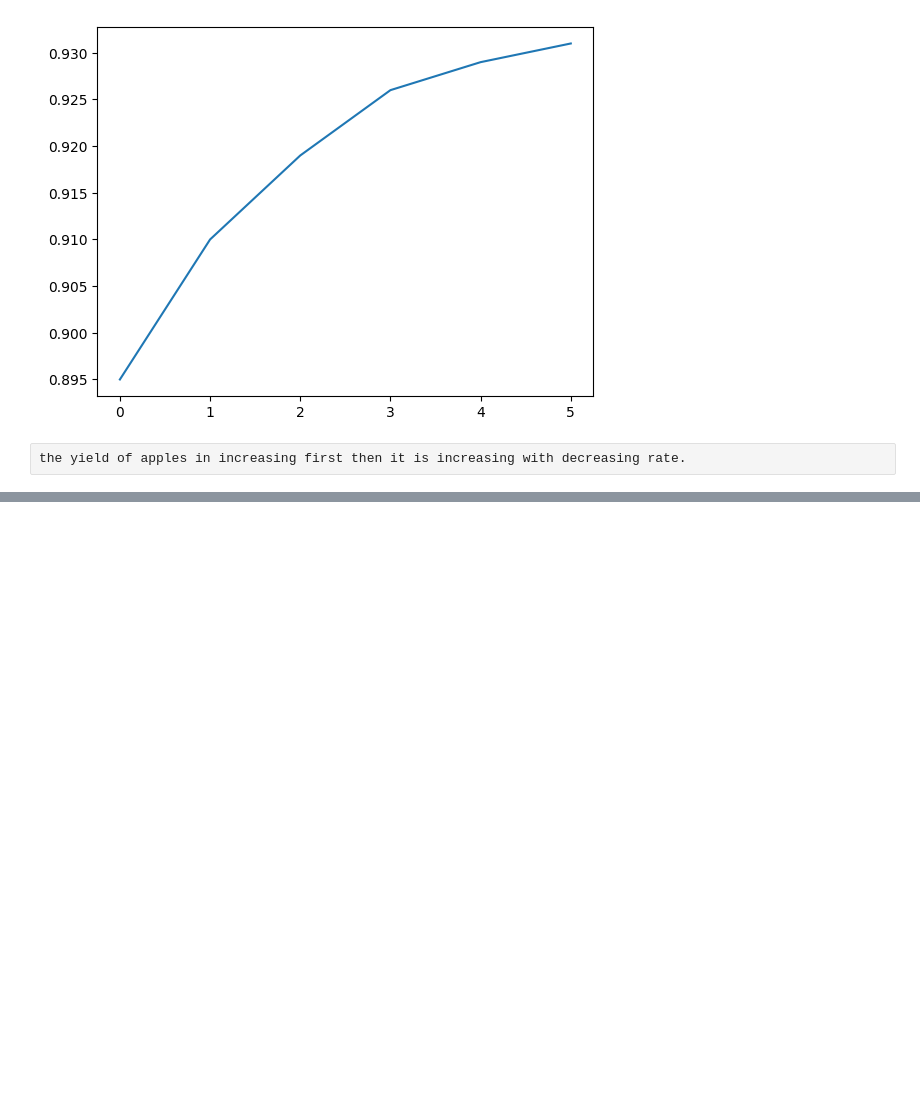
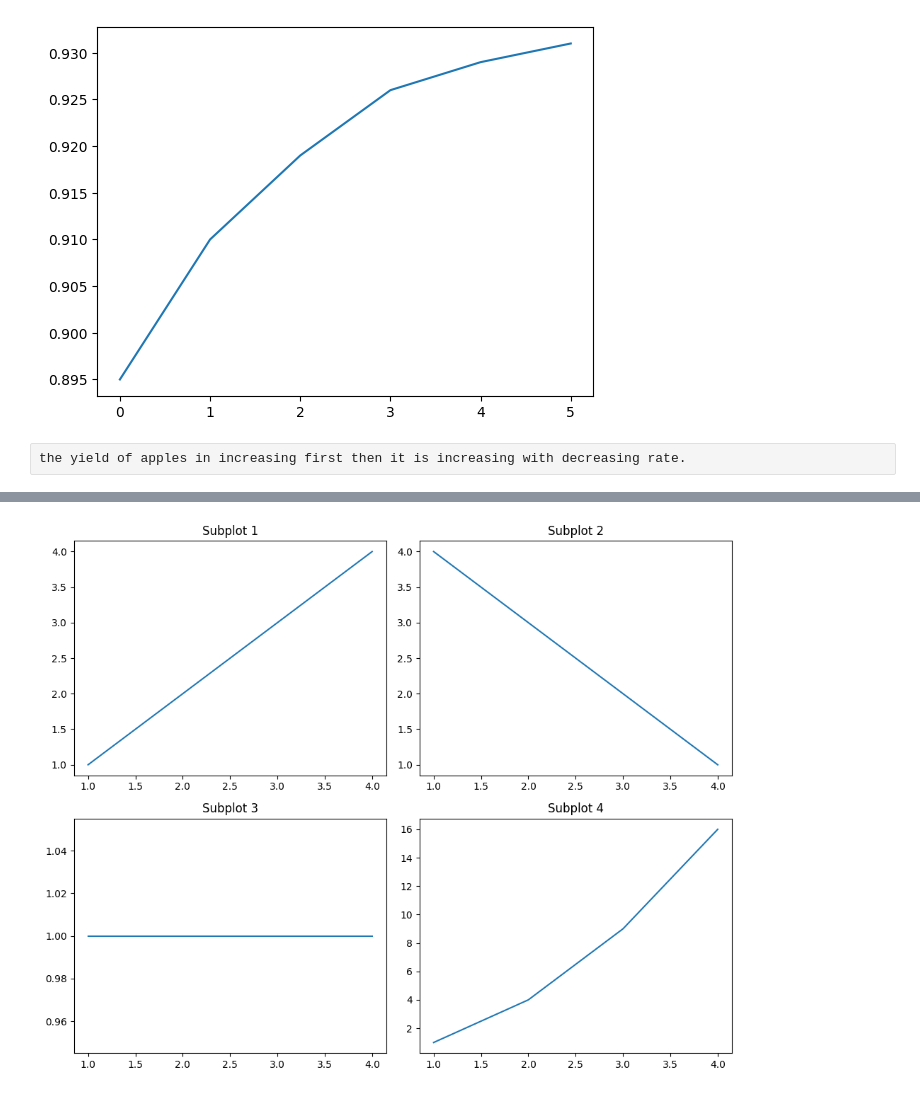
Before and after one commit to root459/DATAanalysis, a Jupyter notebook: datavisualization.ipynb, the cells around one changed output, grey strips where cells are left out. Cells and saved outputs as stored; diff of their text form; code cells hidden in the pictures; blank space fills up the shorter version.

```diff
--- a/datavisualization.ipynb
+++ b/datavisualization.ipynb
@@ -33,0 +97,26 @@ To differentiate between multiple lines, we can include a legend within the grap
+# %%
+import matplotlib.pyplot as plt
+
+# Create a 2x2 grid of subplots using subplots
+fig, axes = plt.subplots(nrows=2, ncols=2, figsize=(10, 8))
+
+# Create plots for each subplot using the axes array
+axes[0, 0].plot([1, 2, 3, 4], [1, 2, 3, 4])
+axes[0, 0].set_title('Subplot 1')
+
+axes[0, 1].plot([1, 2, 3, 4], [4, 3, 2, 1])
+axes[0, 1].set_title('Subplot 2')
+
+axes[1, 0].plot([1, 2, 3, 4], [1, 1, 1, 1])
+axes[1, 0].set_title('Subplot 3')
+
+axes[1, 1].plot([1, 2, 3, 4], [1, 4, 9, 16])
+axes[1, 1].set_title('Subplot 4')
+
+# Adjust the layout for better spacing
+plt.tight_layout()
+
+# Show the figure
+plt.show()
+# %% [output]
+[figure, added]
```
Also changed, not shown: parts of 12 cells of this notebook.
